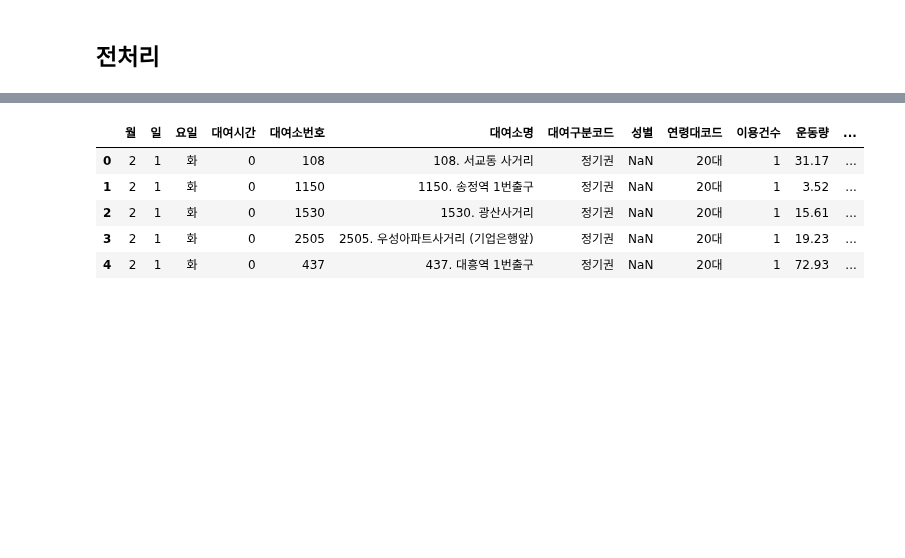
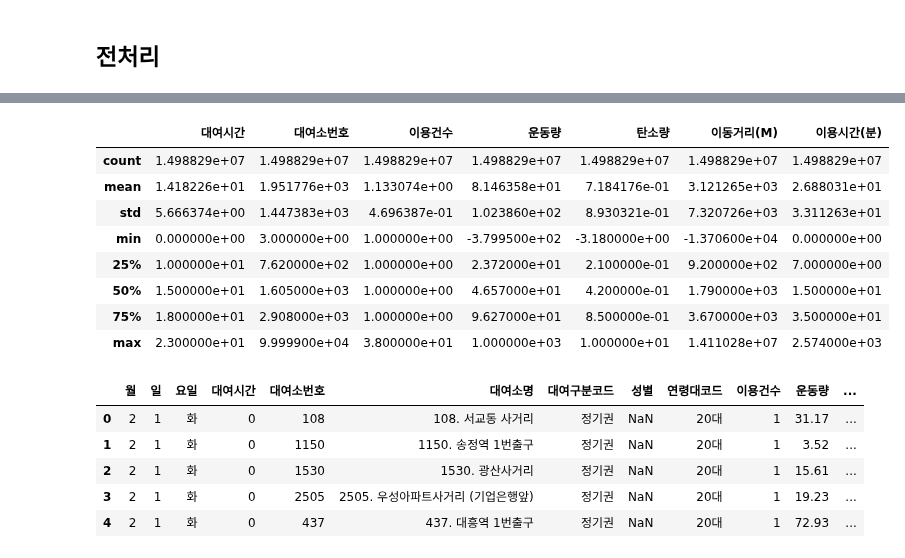
Before and after one commit to jsh0551/data_analysis_practice, a Jupyter notebook: 서울 열린데이터 광장/서울시 공공자전거 이용정보(시간대별).ipynb, the cells around one changed output, grey strips where cells are left out. Cells and saved outputs as stored; diff of their text form; code cells hidden in the pictures; blank space fills up the shorter version.

```diff
--- a/서울 열린데이터 광장/서울시 공공자전거 이용정보(시간대별).ipynb
+++ b/서울 열린데이터 광장/서울시 공공자전거 이용정보(시간대별).ipynb
@@ -159,3 +159,15 @@ def del_outlier(x):
   else:
     return x
 df['운동량'] = df['운동량'].apply(del_outlier)
+# %%
+df.describe()
+# %% [output]
+|  | 대여시간 | 대여소번호 | 이용건수 | 운동량 | 탄소량 | 이동거리(M) | 이용시간(분) |
+| count | 1.498829e+07 | 1.498829e+07 | 1.498829e+07 | 1.498829e+07 | 1.498829e+07 | 1.498829e+07 | 1.498829e+07 |
+| mean | 1.418226e+01 | 1.951776e+03 | 1.133074e+00 | 8.146358e+01 | 7.184176e-01 | 3.121265e+03 | 2.688031e+01 |
+| std | 5.666374e+00 | 1.447383e+03 | 4.696387e-01 | 1.023860e+02 | 8.930321e-01 | 7.320726e+03 | 3.311263e+01 |
+| min | 0.000000e+00 | 3.000000e+00 | 1.000000e+00 | -3.799500e+02 | -3.180000e+00 | -1.370600e+04 | 0.000000e+00 |
+| 25% | 1.000000e+01 | 7.620000e+02 | 1.000000e+00 | 2.372000e+01 | 2.100000e-01 | 9.200000e+02 | 7.000000e+00 |
+| 50% | 1.500000e+01 | 1.605000e+03 | 1.000000e+00 | 4.657000e+01 | 4.200000e-01 | 1.790000e+03 | 1.500000e+01 |
+| 75% | 1.800000e+01 | 2.908000e+03 | 1.000000e+00 | 9.627000e+01 | 8.500000e-01 | 3.670000e+03 | 3.500000e+01 |
+| max | 2.300000e+01 | 9.999900e+04 | 3.800000e+01 | 1.000000e+03 | 1.000000e+01 | 1.411028e+07 | 2.574000e+03 |
```
Also changed, not shown: parts of 5 cells of this notebook.
